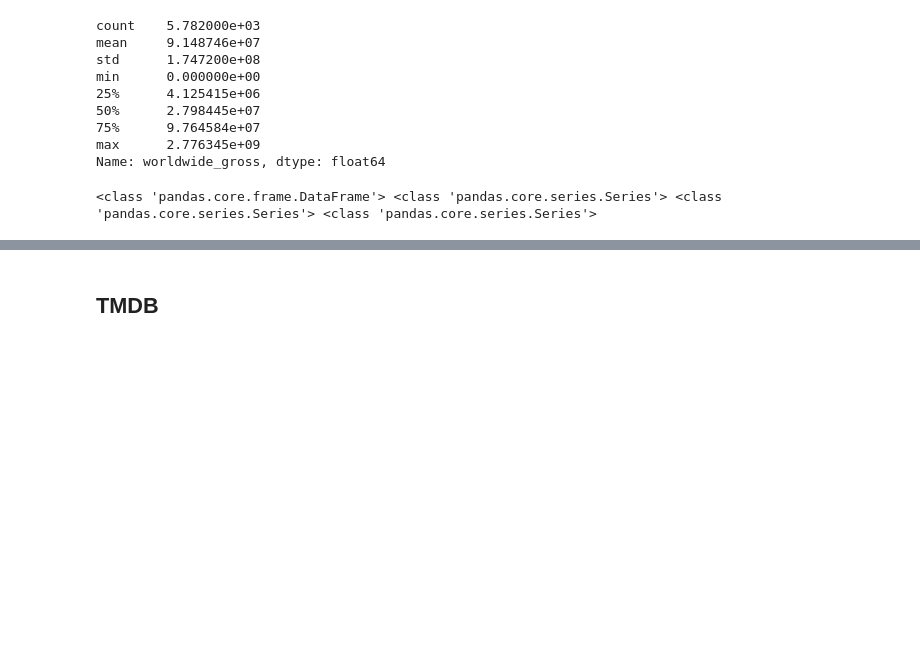
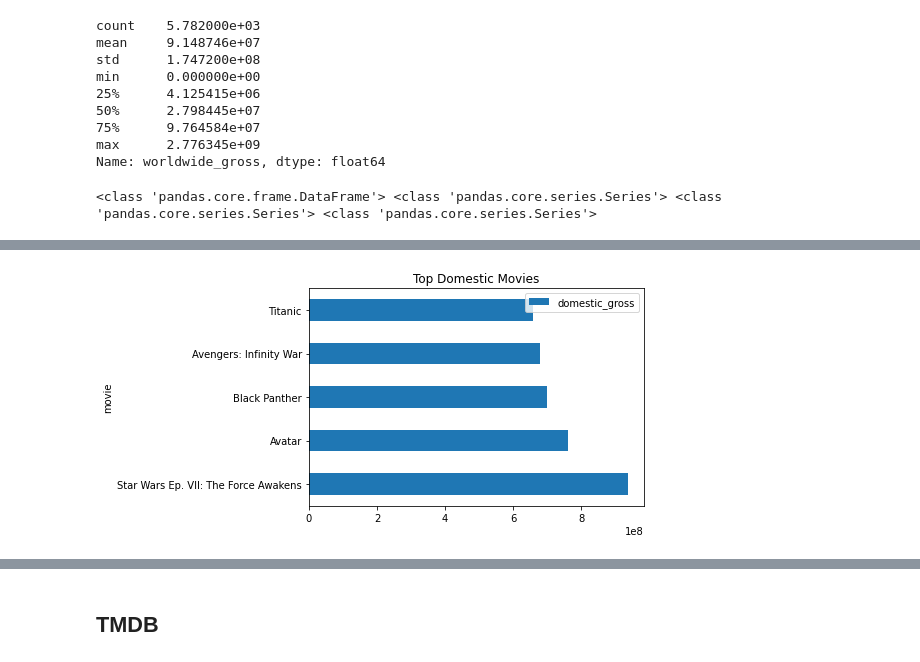
Before and after one commit to bkokin/semester_1_capstone, a Jupyter notebook: exploratory_work/EDA Alexandria.ipynb, the cells around one changed output, grey strips where cells are left out. Drawn from its saved outputs; the diff is of its cells as text; code cells hidden in the pictures; blank space fills up the shorter version.

```diff
--- a/exploratory_work/EDA Alexandria.ipynb
+++ b/exploratory_work/EDA Alexandria.ipynb
@@ -183,3 +192,6 @@ Name: worldwide_gross, dtype: float64
 print(type(movie_budgets), type(movie_budgets["production_budget"]), type(movie_budgets["domestic_gross"]), type(movie_budgets["worldwide_gross"]))
 # %% [output]
 <class 'pandas.core.frame.DataFrame'> <class 'pandas.core.series.Series'> <class 'pandas.core.series.Series'> <class 'pandas.core.series.Series'>
+# %%
+top_dom = movie_budgets.sort_values(by="domestic_gross", ascending=False).head()
+top_dom
@@ -185,0 +205,6 @@ print(type(movie_budgets), type(movie_budgets["production_budget"]), type(movie_
+# %%
+# plot top Domestic Gross Performers
+top_dom.plot.barh(x = "movie", y = "domestic_gross", title= "Top Domestic Movies");
+#plt.xticks(topdom.domestic_gross, topdom.movie, rotation=30);
+# %% [output]
+[figure, added]
```
Also changed, not shown: parts of 8 cells of this notebook.
